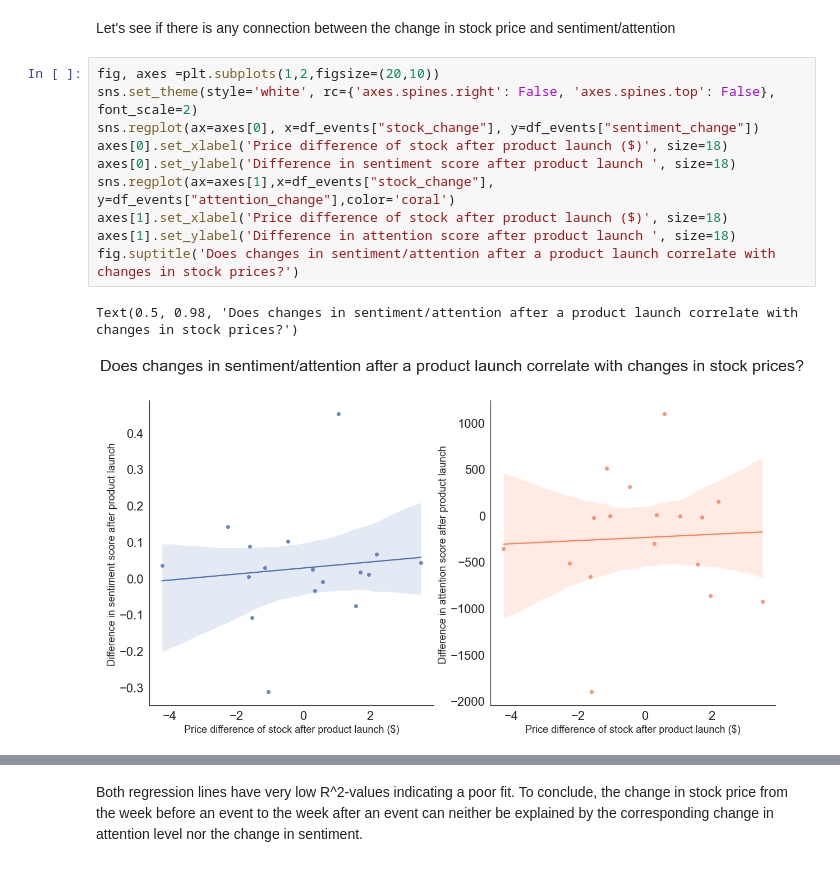
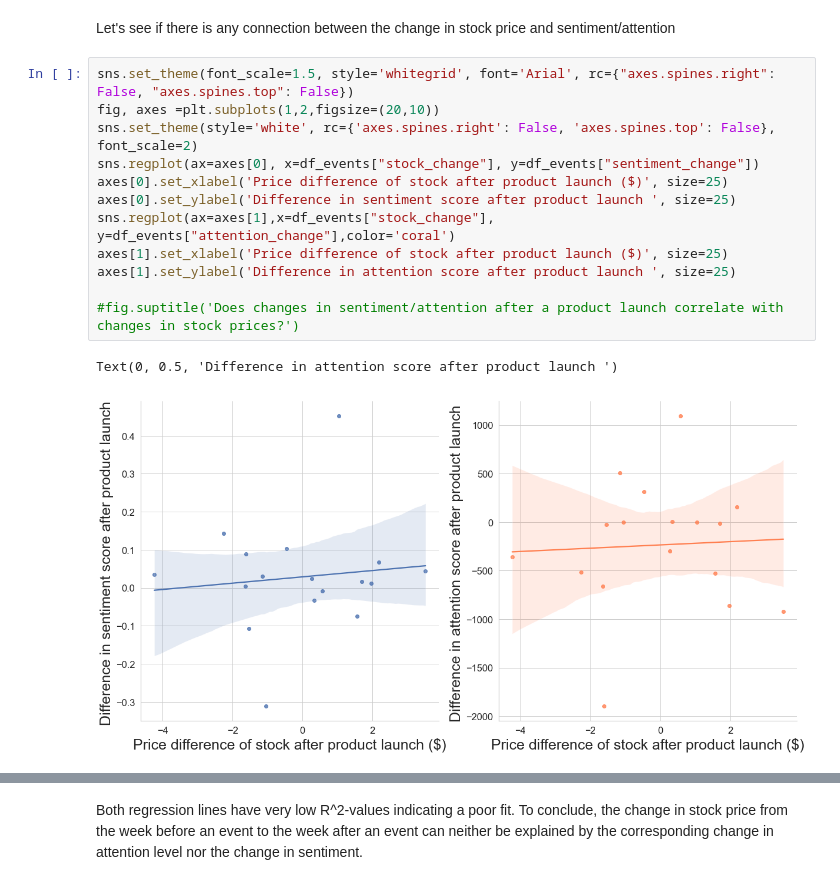
Before and after one commit to epfl-ada/ada-2021-project-club6analysis, a Jupyter notebook: event_analysis2.ipynb, the cells around one changed output, grey strips where cells are left out. Saved outputs shown, nothing was run; the diff lists cells and outputs as text.

```diff
--- a/event_analysis2.ipynb
+++ b/event_analysis2.ipynb
@@ -397,18 +397,20 @@ df_events["stock_change"] = df_events.apply(lambda x: stock_query(x['event_date'
 # %% [markdown]
 Let's see if there is any connection between the change in stock price and sentiment/attention
 # %%
+sns.set_theme(font_scale=1.5, style='whitegrid', font='Arial', rc={"axes.spines.right": False, "axes.spines.top": False})
 fig, axes =plt.subplots(1,2,figsize=(20,10))
 sns.set_theme(style='white', rc={'axes.spines.right': False, 'axes.spines.top': False}, font_scale=2)
 sns.regplot(ax=axes[0], x=df_events["stock_change"], y=df_events["sentiment_change"])
-axes[0].set_xlabel('Price difference of stock after product launch ($)', size=18)
-axes[0].set_ylabel('Difference in sentiment score after product launch ', size=18)
+axes[0].set_xlabel('Price difference of stock after product launch ($)', size=25)
+axes[0].set_ylabel('Difference in sentiment score after product launch ', size=25)
 sns.regplot(ax=axes[1],x=df_events["stock_change"], y=df_events["attention_change"],color='coral')
-axes[1].set_xlabel('Price difference of stock after product launch ($)', size=18)
-axes[1].set_ylabel('Difference in attention score after product launch ', size=18)
-fig.suptitle('Does changes in sentiment/attention after a product launch correlate with changes in stock prices?')
+axes[1].set_xlabel('Price difference of stock after product launch ($)', size=25)
+axes[1].set_ylabel('Difference in attention score after product launch ', size=25)
+
+#fig.suptitle('Does changes in sentiment/attention after a product launch correlate with changes in stock prices?')
 # %% [output]
-Text(0.5, 0.98, 'Does changes in sentiment/attention after a product launch correlate with changes in stock prices?')
+Text(0, 0.5, 'Difference in attention score after product launch ')
-[figure, old version]
+[figure, new version]
 # %%
 import statsmodels.api as sm
 mod = sm.OLS(df_events["stock_change"],df_events["sentiment_change"])
```
Also changed, not shown: parts of 6 cells of this notebook.
